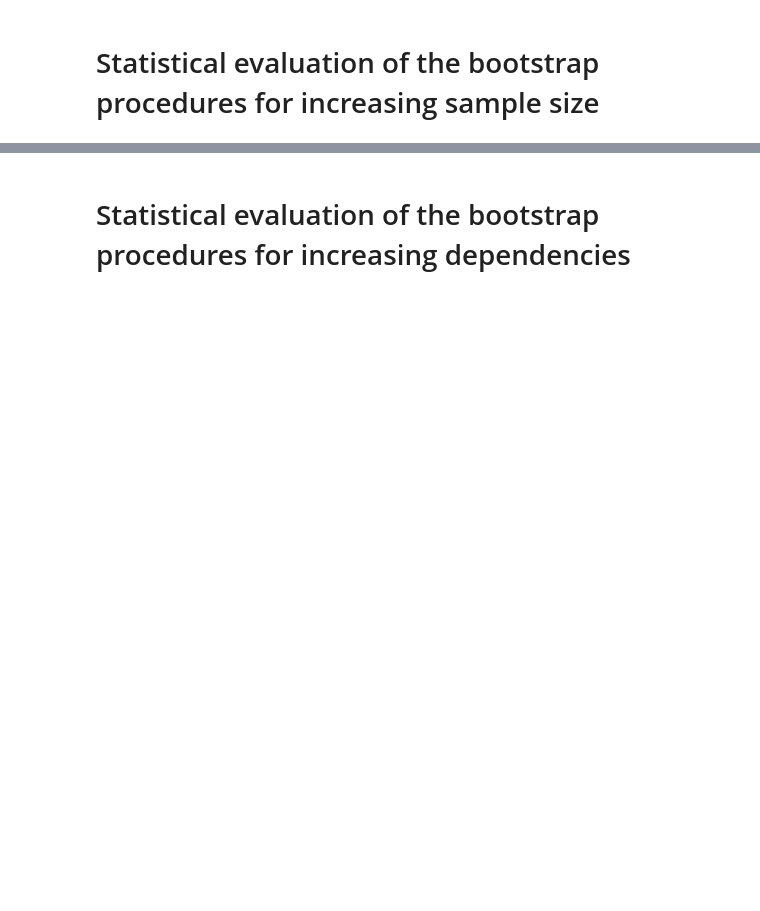
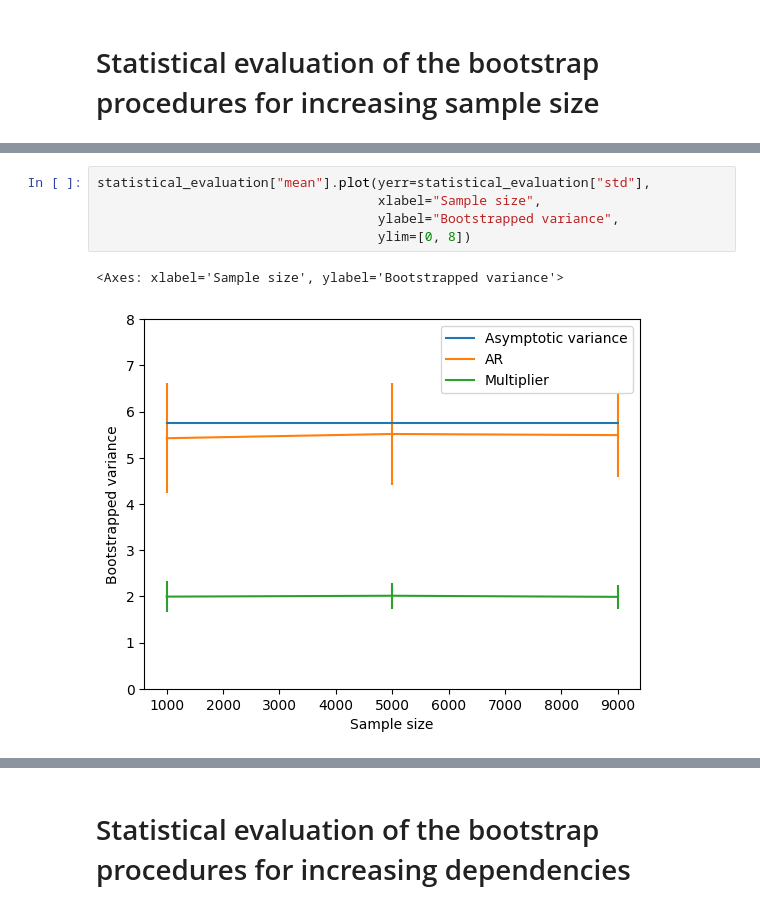
Before and after one commit to Tobias-Brock/olbootstrapping, a Jupyter notebook: benchmarking/benchmark_notebook.ipynb, the cells around one changed output, grey strips where cells are left out. Drawn from its saved outputs; the diff is of its cells as text; blank space fills up the shorter version.

```diff
--- a/benchmarking/benchmark_notebook.ipynb
+++ b/benchmarking/benchmark_notebook.ipynb
@@ -148,0 +169,8 @@ statistical_evaluation
+# %%
+statistical_evaluation["mean"].plot(yerr=statistical_evaluation["std"],
+                                    xlabel="Sample size",
+                                    ylabel="Bootstrapped variance",
+                                    ylim=[0, 8])
+# %% [output]
+<Axes: xlabel='Sample size', ylabel='Bootstrapped variance'>
+[figure, added]
```
Also changed, not shown: parts of 26 cells of this notebook, 2 other files.
